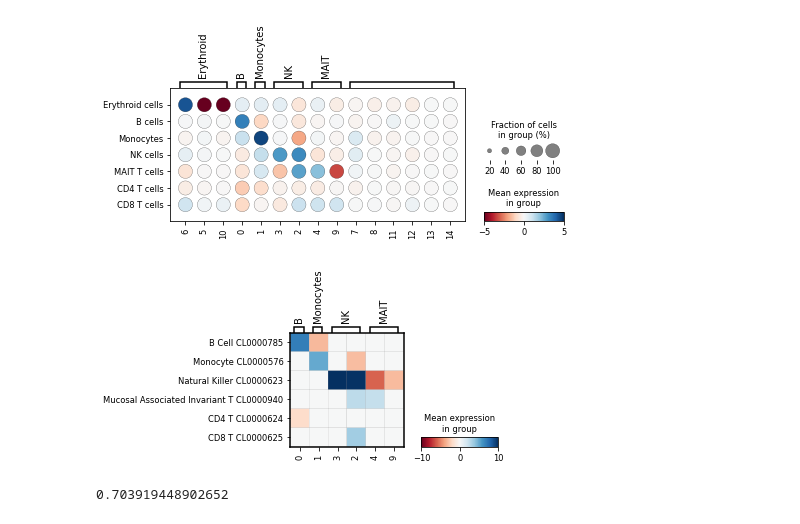
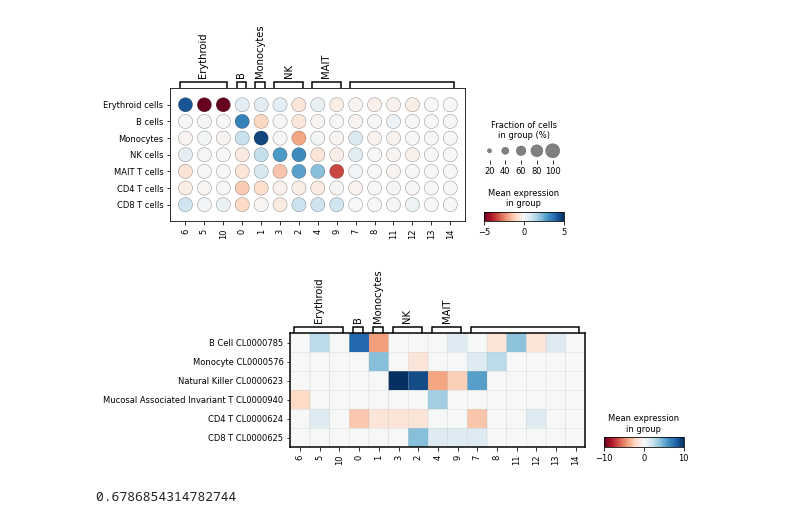
Before and after one commit to cantinilab/mowgli_reproducibility, a Jupyter notebook: visualize/visualize_part2.ipynb, the cells around one changed output. Drawn from its saved outputs; the diff is of its cells as text; code cells hidden in the pictures.

```diff
--- a/visualize/visualize_part2.ipynb
+++ b/visualize/visualize_part2.ipynb
@@ -197,7 +220,7 @@ sc.pl.matrixplot(mowgli_pvals, varnames, groupby="celltype", categories_order=[
 # %%
 # Pearson correlation.
 
-idx = [2, 9, 6, 8, 18, 16, 49, 32, 34, 33, 7]
+idx = [2, 9, 6, 8, 18, 16, 49, 32, 33, 7]
 
 pval_matrix = mowgli_pvals[
     [
@@ -337,23 +382,23 @@ for i, celltype in enumerate(celltypes):
 mofa_pvals.obs["celltype"] = pd.Categorical(mofa_pvals.obs_names)
 # %%
 varnames = {
-    # "Erythroid": ["6", "5", "10"],
+    "Erythroid": ["6", "5", "10"],
     "B": ["0"],
     "Monocytes": ["1"],
     "NK": ["3", "2"],
     "MAIT": ["4", "9"],
-    # " ": ["7", "8", "11", "12", "13", "14"],
+    " ": ["7", "8", "11", "12", "13", "14"],
 }
 sc.pl.matrixplot(mofa_pvals, varnames, groupby="celltype", categories_order=[
     "B Cell CL0000785",
     "Monocyte CL0000576",
     "Natural Killer CL0000623",
     "Mucosal Associated Invariant T CL0000940",
     "CD4 T CL0000624",
     "CD8 T CL0000625",
 ], vmin=-10, vmax=10, cmap="RdBu")
 # %% [output]
-[figure, old version]
+[figure, new version]
 # %%
 # Pearson correlation.
 
@@ -383,4 +428,4 @@ mean_dim_matrix = np.vstack(
 
 pearsonr(pval_matrix.ravel(), mean_dim_matrix.ravel())[0]
 # %% [output]
-0.703919448902652
+0.6786854314782744
```
Also changed, not shown: parts of 7 cells of this notebook, 6 other files.
